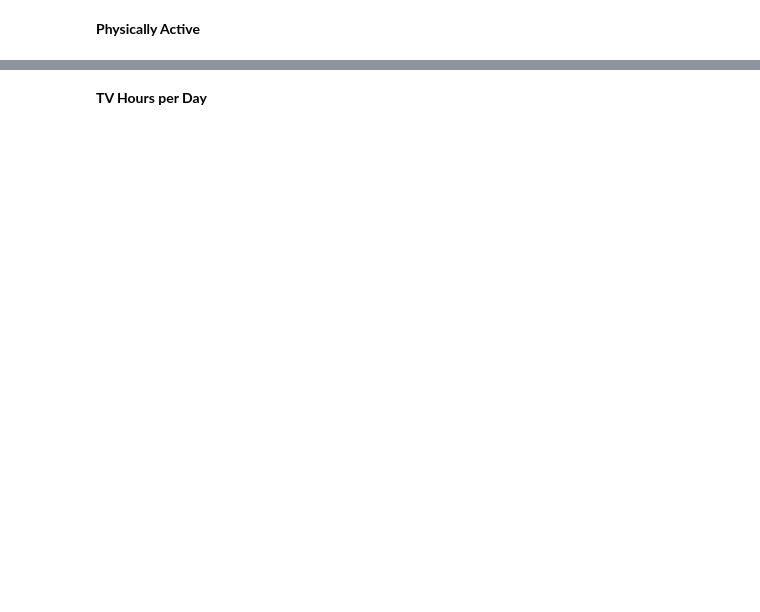
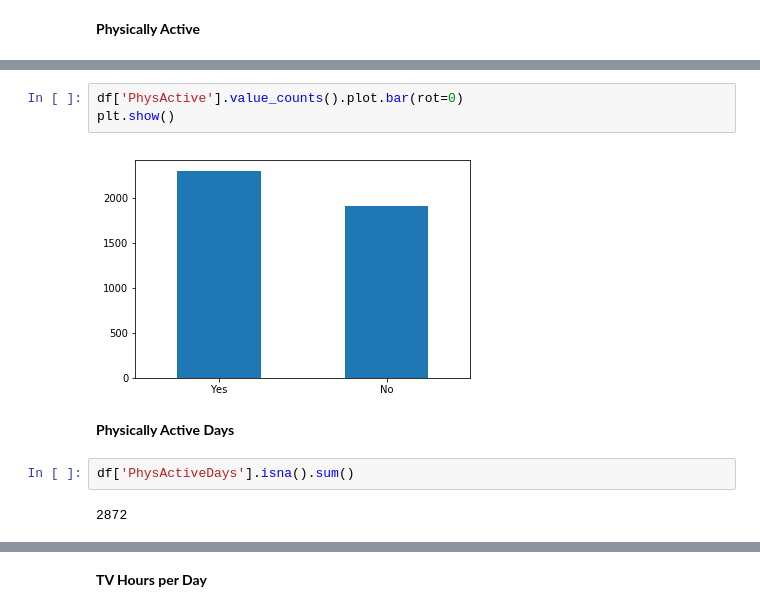
Before and after one commit to lucas-ubm/MaastrichtFlu, a Jupyter notebook: kaggle_starter.ipynb, the cells around one changed output, grey strips where cells are left out. Cells and saved outputs as stored; diff of their text form; blank space fills up the shorter version.

```diff
--- a/kaggle_starter.ipynb
+++ b/kaggle_starter.ipynb
@@ -625,0 +637,11 @@ len(df[(df['nBabies'].notna()) & (df['Age1stBaby']).isna()])
+# %%
+df['PhysActive'].value_counts().plot.bar(rot=0)
+plt.show()
+# %% [output]
+[figure, added]
+# %% [markdown]
+**Physically Active Days**
+# %%
+df['PhysActiveDays'].isna().sum()
+# %% [output]
+2872
```
Also changed, not shown: parts of 98 cells of this notebook.
